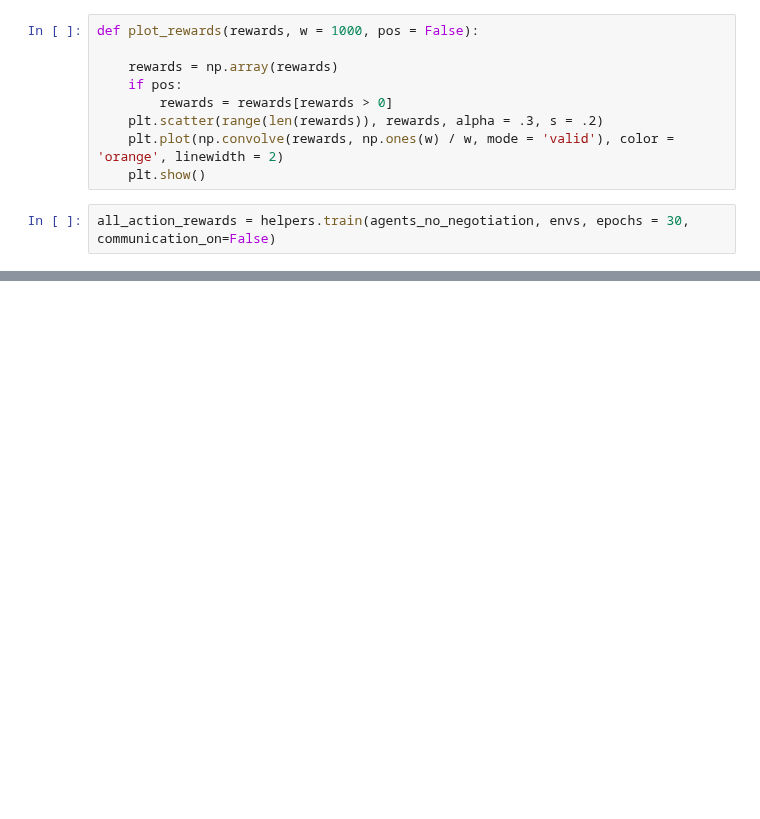
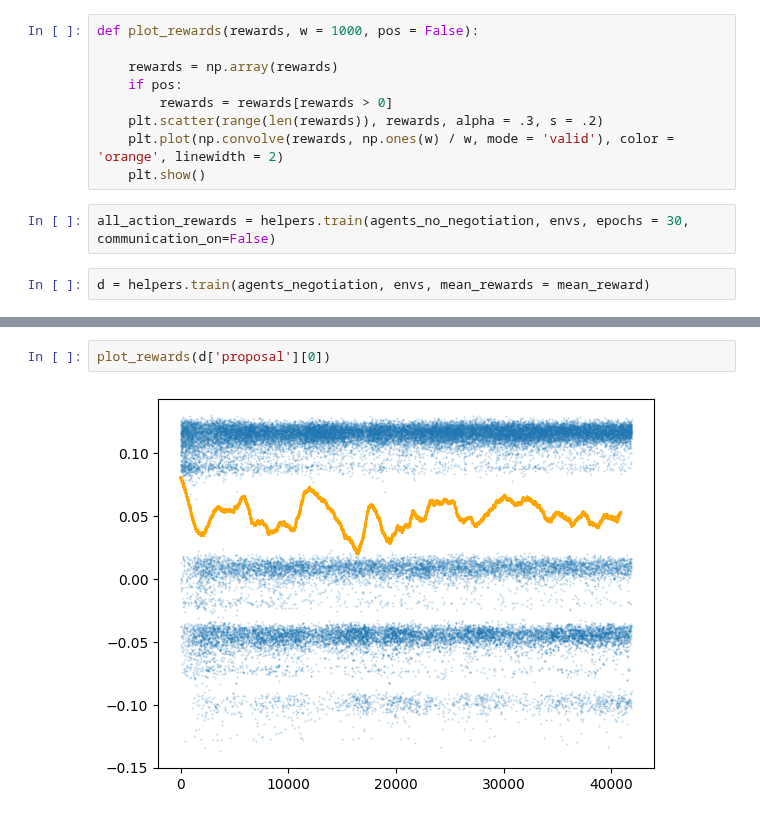
Before and after one commit to i4ata/BScProject, a Jupyter notebook: ppo_negotiation_rec_2/PPO_negotiation_tryouts.ipynb, the cells around one changed output, grey strips where cells are left out. Cells and saved outputs as stored; diff of their text form; blank space fills up the shorter version.

```diff
--- a/ppo_negotiation_rec_2/PPO_negotiation_tryouts.ipynb
+++ b/ppo_negotiation_rec_2/PPO_negotiation_tryouts.ipynb
@@ -22,6 +22,8 @@ def plot_rewards(rewards, w = 1000, pos = False):
     plt.show()
 # %%
 all_action_rewards = helpers.train(agents_no_negotiation, envs, epochs = 30, communication_on=False)
+# %%
+d = helpers.train(agents_negotiation, envs, mean_rewards = mean_reward)
 # %%
 plot_rewards(all_action_rewards[1], w = 1000)
 # %% [output]
@@ -28,0 +31,4 @@ plot_rewards(all_action_rewards[1], w = 1000)
+# %%
+plot_rewards(d['proposal'][0])
+# %% [output]
+[figure, added]
```
Also changed, not shown: parts of 14 cells of this notebook.
